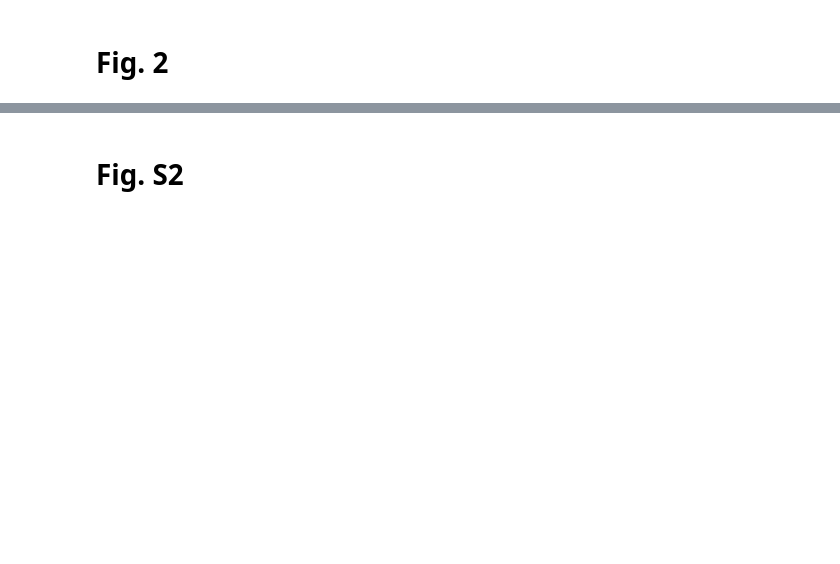
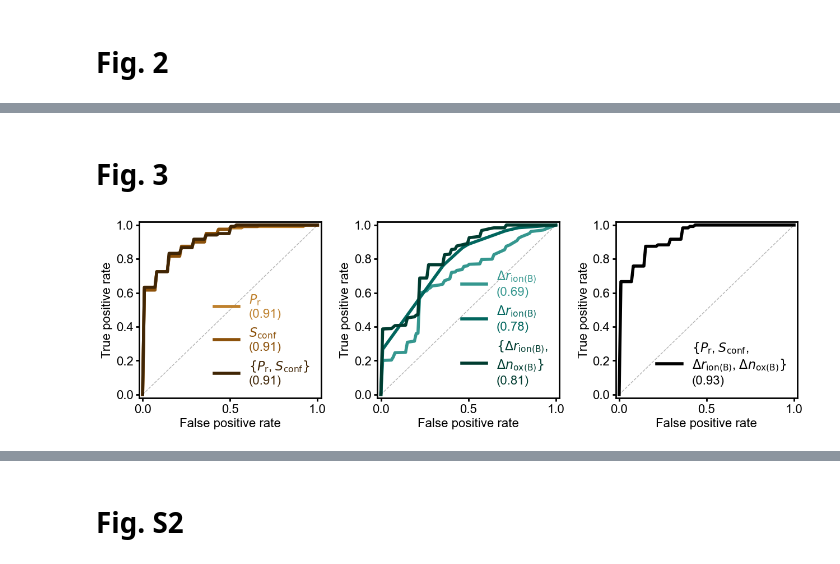
Before and after one commit to learningmatter-mit/Perovskite-Ordering-Descriptors, a Jupyter notebook: descriptors/perovskite_ordering_descriptors.ipynb, the cells around one changed output, grey strips where cells are left out. Drawn from its saved outputs; the diff is of its cells as text; code cells hidden in the pictures; blank space fills up the shorter version.

```diff
--- a/descriptors/perovskite_ordering_descriptors.ipynb
+++ b/descriptors/perovskite_ordering_descriptors.ipynb
@@ -160,0 +60,54 @@ plt.tight_layout()
+# %% [markdown]
+# Fig. 3
+# %%
+fig, axs = plt.subplot_mosaic(
+    [['dft', 'atomic', 'dft_atomic']],
+    figsize=(13, 4.2)
+)
+
+plot_roc_curve(
+    perovskite_ordering_data, axs['dft'],
+    [
+        perovskite_ordering_data[['dft_rocksalt_prob']].to_numpy(),
+        perovskite_ordering_data[['dft_normalized_conf_entropy']].to_numpy(),
+        np.concatenate([
+            perovskite_ordering_data[['dft_rocksalt_prob']].to_numpy(),
+            perovskite_ordering_data[['dft_normalized_conf_entropy']].to_numpy()
+        ], axis=1)
+    ],
+    labels = ['$P_{\mathrm{r}}$', '$S_{\mathrm{conf}}$', '$\{P_{\mathrm{r}}$, $S_{\mathrm{conf}}\}$'],
+    colors = ['#bf812d', '#8c510a', '#402505']
+)
+
+plot_roc_curve(
+    perovskite_ordering_data, axs['atomic'],
+    [
+        perovskite_ordering_data['B_ionic_radius'].apply(lambda x: x['diff']).to_numpy().reshape(-1, 1),
+        perovskite_ordering_data['B_ox_state'].apply(lambda x: x['diff']).to_numpy().reshape(-1, 1),
+        np.concatenate([
+            perovskite_ordering_data['B_ionic_radius'].apply(lambda x: x['diff']).to_numpy().reshape(-1, 1),
+            perovskite_ordering_data['B_ox_state'].apply(lambda x: x['diff']).to_numpy().reshape(-1, 1)
+        ], axis=1)
+    ],
+    labels = ['$\Delta r_{\mathrm{ion(B)}}$', '$\Delta r_{\mathrm{ion(B)}}$', '$\{\Delta r_{\mathrm{ion(B)}}$,\n$\Delta n_{\mathrm{ox(B)}}\}$'],
+    colors = ['#35978f', '#01665e', '#003c30']
+)
+
+plot_roc_curve(
+    perovskite_ordering_data, axs['dft_atomic'],
+    [
+        np.concatenate([
+            perovskite_ordering_data[['dft_rocksalt_prob']].to_numpy(),
+            perovskite_ordering_data[['dft_normalized_conf_entropy']].to_numpy(),
+            perovskite_ordering_data['B_ionic_radius'].apply(lambda x: x['diff']).to_numpy().reshape(-1, 1),
+            perovskite_ordering_data['B_ox_state'].apply(lambda x: x['diff']).to_numpy().reshape(-1, 1)
+        ], axis=1)
+    ],
+    labels = ['$\{P_{\mathrm{r}}$, $S_{\mathrm{conf}}$,\n$\Delta r_{\mathrm{ion(B)}}$, $\Delta n_{\mathrm{ox(B)}}\}$'],
+    colors = ['#000000']
+)
+
+plt.tight_layout()
+plt.savefig('../figures/dft_roc_auc.pdf', bbox_inches='tight')
+# %% [output]
+[figure, added]
```
Also changed, not shown: parts of 50 cells of this notebook, 16 other files.
